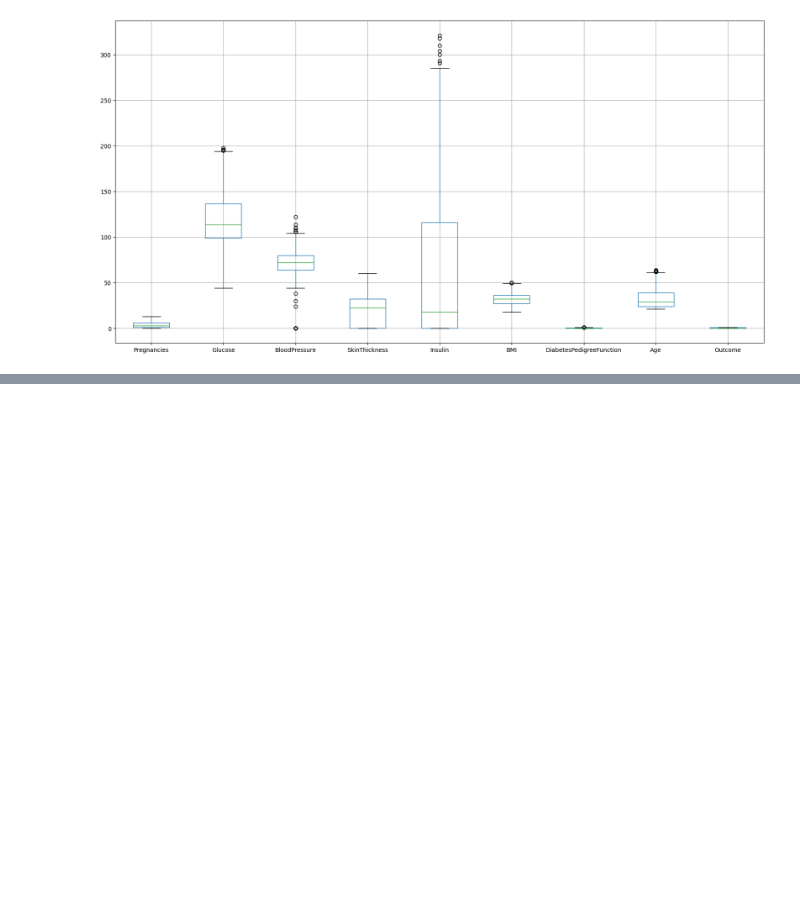
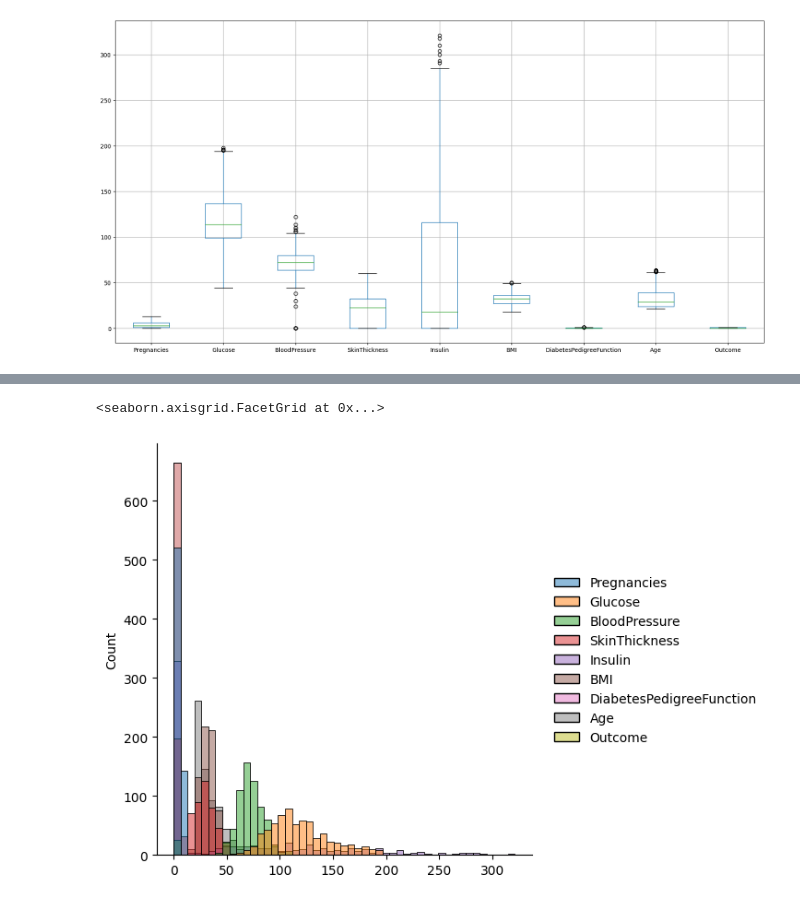
Before and after one commit to rahulyadav-7/eda_practice, a Jupyter notebook: notebooks/diabetes.ipynb, the cells around one changed output, grey strips where cells are left out. Saved outputs shown, nothing was run; the diff lists cells and outputs as text; code cells hidden in the pictures; blank space fills up the shorter version.

```diff
--- a/notebooks/diabetes.ipynb
+++ b/notebooks/diabetes.ipynb
@@ -176,0 +251,5 @@ Column Outcome has 0.00% outliers.
+# %%
+sns.displot(clean_data)
+# %% [output]
+<seaborn.axisgrid.FacetGrid at 0x...>
+[figure, added]
```
Also changed, not shown: parts of 15 cells of this notebook, 4 other files.
